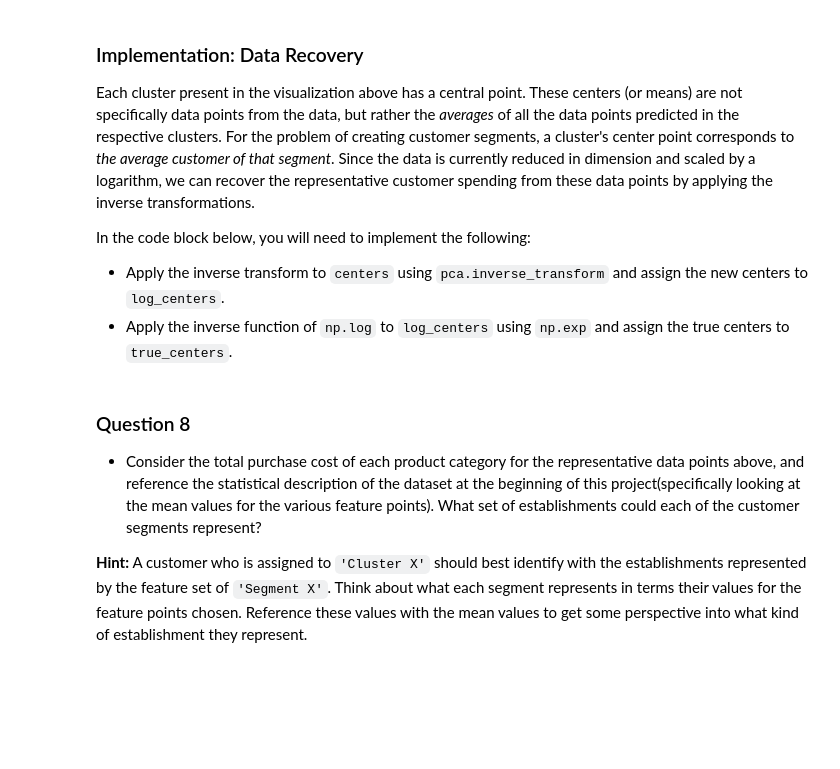
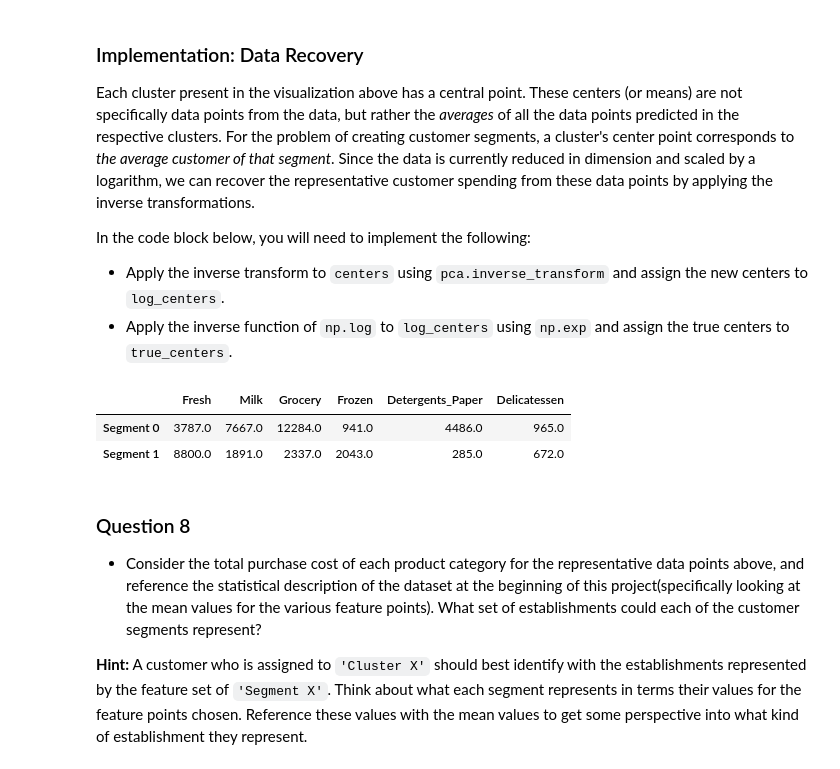
Before and after one commit to AfnanSh/CustomerSegmentationML, a Jupyter notebook: customer_segments.ipynb, the cells around one changed output. Drawn from its saved outputs; the diff is of its cells as text; code cells hidden in the pictures; blank space fills up the shorter version.

```diff
--- a/customer_segments.ipynb
+++ b/customer_segments.ipynb
@@ -462,17 +482,22 @@ In the code block below, you will need to implement the following:
  - Import `sklearn.metrics.silhouette_score` and calculate the silhouette score of `reduced_data` against `preds`.
    - Assign the silhouette score to `score` and print the result.
 # %%
-# TODO: Apply your clustering algorithm of choice to the reduced data
-clusterer = None
+from sklearn.cluster import KMeans
+# Apply your clustering algorithm of choice to the reduced data
+clusterer = KMeans(n_clusters=2, random_state=14).fit(reduced_data)
 
-# TODO: Predict the cluster for each data point
-preds = None
 
-# TODO: Find the cluster centers
-centers = None
+preds = clusterer.predict(reduced_data)
+
+# Find the cluster centers
+centers = clusterer.cluster_centers_
 
 # TODO: Predict the cluster for each transformed sample data point
-sample_preds = None
+sample_preds = clusterer.predict(pca_samples)
 
-# TODO: Calculate the mean silhouette coefficient for the number of clusters chosen
-score = None
+from sklearn.metrics import silhouette_score
+
+# Calculate the mean silhouette coefficient for the number of clusters chosen
+score = silhouette_score(reduced_data, preds)
+
+print "Silhouette Score for #2 clusters {}".format(score)
@@ -497,17 +537,21 @@ In the code block below, you will need to implement the following:
  - Apply the inverse transform to `centers` using `pca.inverse_transform` and assign the new centers to `log_centers`.
  - Apply the inverse function of `np.log` to `log_centers` using `np.exp` and assign the true centers to `true_centers`.
 # %%
-# TODO: Inverse transform the centers
-log_centers = None
+# TInverse transform the centers
+log_centers = pca.inverse_transform(centers)
 
-# TODO: Exponentiate the centers
-true_centers = None
+# Exponentiate the centers
+true_centers = np.exp(log_centers)
 
 # Display the true centers
 segments = ['Segment {}'.format(i) for i in range(0,len(centers))]
 true_centers = pd.DataFrame(np.round(true_centers), columns = data.keys())
 true_centers.index = segments
 display(true_centers)
+# %% [output]
+|  | Fresh | Milk | Grocery | Frozen | Detergents_Paper | Delicatessen |
+| Segment 0 | 3787.0 | 7667.0 | 12284.0 | 941.0 | 4486.0 | 965.0 |
+| Segment 1 | 8800.0 | 1891.0 | 2337.0 | 2043.0 | 285.0 | 672.0 |
 # %% [markdown]
 ### Question 8
 
```
Also changed, not shown: parts of 19 cells of this notebook, 2 other files.
